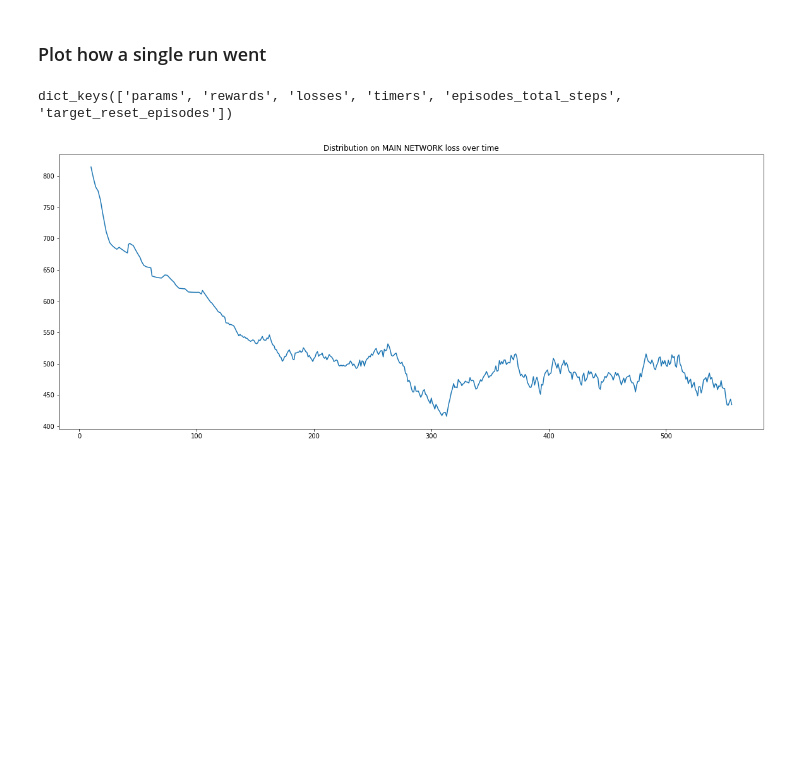
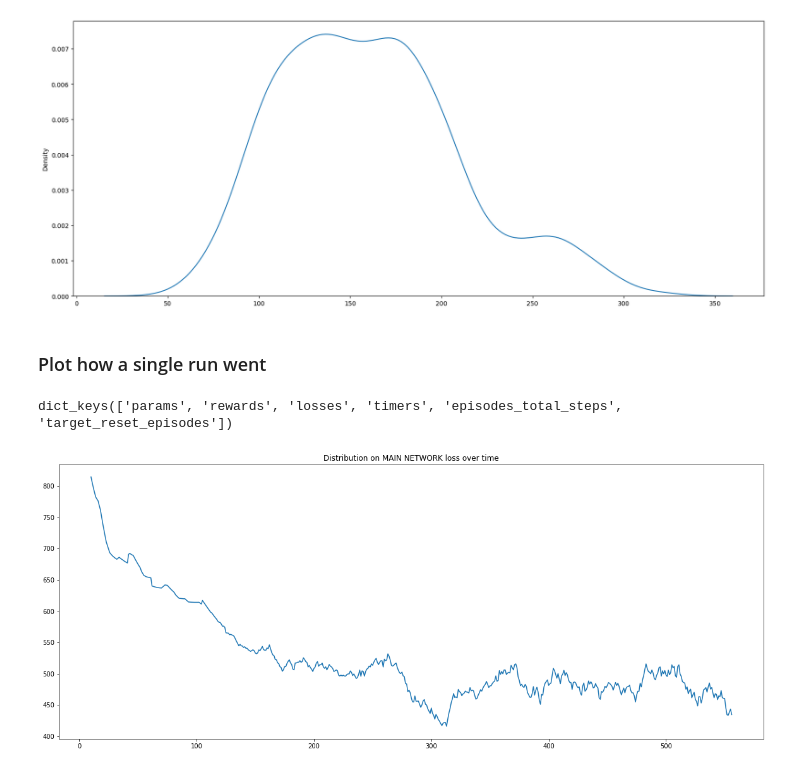
Before and after one commit to andreaalf97/reinforcement-learning, a Jupyter notebook: analytics.ipynb, the cells around one changed output. Saved outputs shown, nothing was run; the diff lists cells and outputs as text; code cells hidden in the pictures; blank space fills up the shorter version.

```diff
--- a/analytics.ipynb
+++ b/analytics.ipynb
@@ -9,3 +114,13 @@ from game.analytics import plot_loss, plot_reward, plot_timers, plot_total_steps
+# %%
+import seaborn as sns
+
+tmp = [log["tot_moves"] for log in logs if log["max_moves"] > 250]
+
+fig, ax = plt.subplots(1, 1, figsize=(20, 8))
+sns.kdeplot(tmp, ax=ax)
+fig.show()
+# %% [output]
+[figure, added]
 # %% [markdown]
 ### Plot how a single run went
 # %%
```
Also changed, not shown: parts of 5 cells of this notebook, 20 other files.
